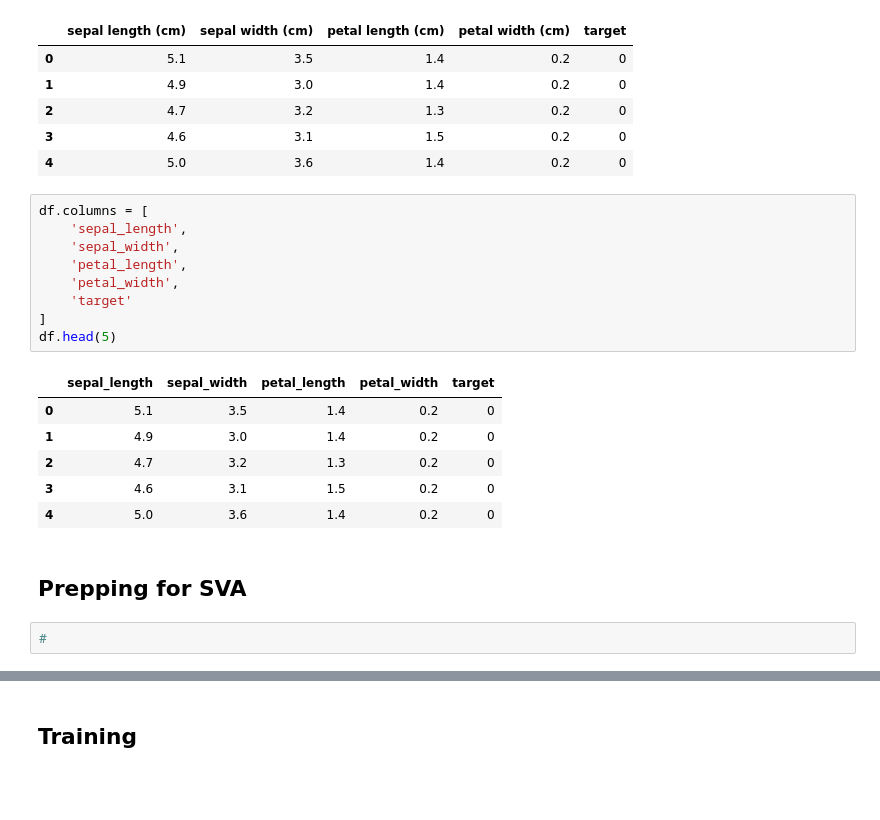
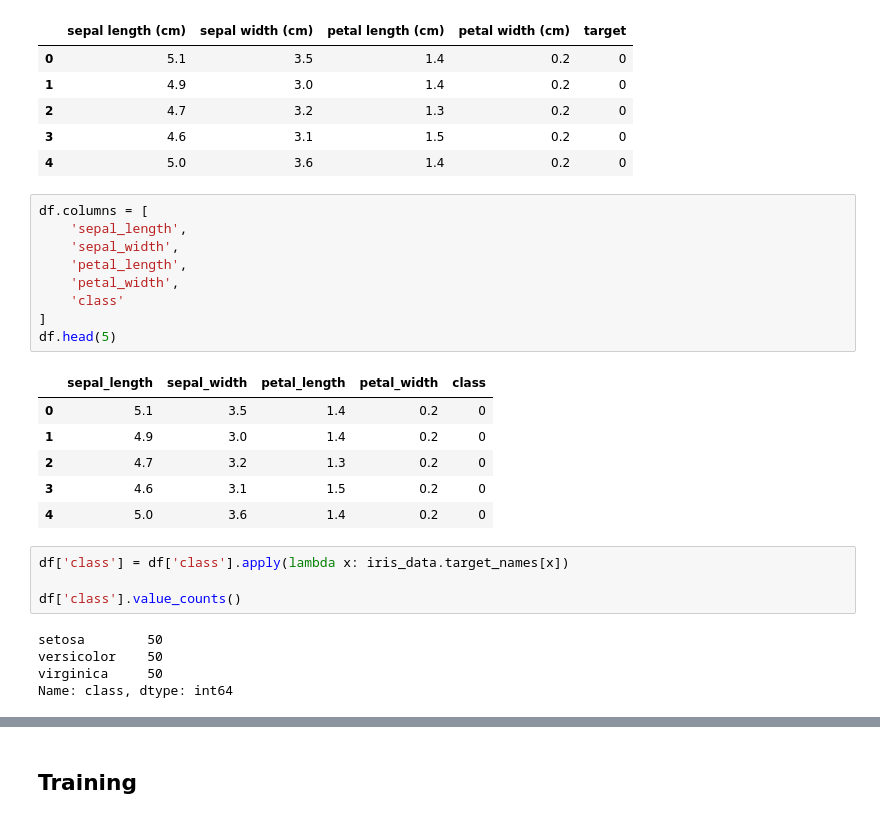
Before and after one commit to SaiKiru/cc19-notebooks, a Jupyter notebook: SVM/SVM.ipynb, the cells around one changed output, grey strips where cells are left out. Saved outputs shown, nothing was run; the diff lists cells and outputs as text; blank space fills up the shorter version.

```diff
--- a/SVM/SVM.ipynb
+++ b/SVM/SVM.ipynb
@@ -29,20 +30,25 @@ df.head(5)
 # %%
 df.columns = [
     'sepal_length',
     'sepal_width',
     'petal_length',
     'petal_width',
-    'target'
+    'class'
 ]
 df.head(5)
 # %% [output]
-|  | sepal_length | sepal_width | petal_length | petal_width | target |
+|  | sepal_length | sepal_width | petal_length | petal_width | class |
 | 0 | 5.1 | 3.5 | 1.4 | 0.2 | 0 |
 | 1 | 4.9 | 3.0 | 1.4 | 0.2 | 0 |
 | 2 | 4.7 | 3.2 | 1.3 | 0.2 | 0 |
 | 3 | 4.6 | 3.1 | 1.5 | 0.2 | 0 |
 | 4 | 5.0 | 3.6 | 1.4 | 0.2 | 0 |
-# %% [markdown]
-## Prepping for SVA
-# %%
-#
+# %%
+df['class'] = df['class'].apply(lambda x: iris_data.target_names[x])
+
+df['class'].value_counts()
+# %% [output]
+setosa        50
+versicolor    50
+virginica     50
+Name: class, dtype: int64
```
Also changed, not shown: parts of 18 cells of this notebook.
